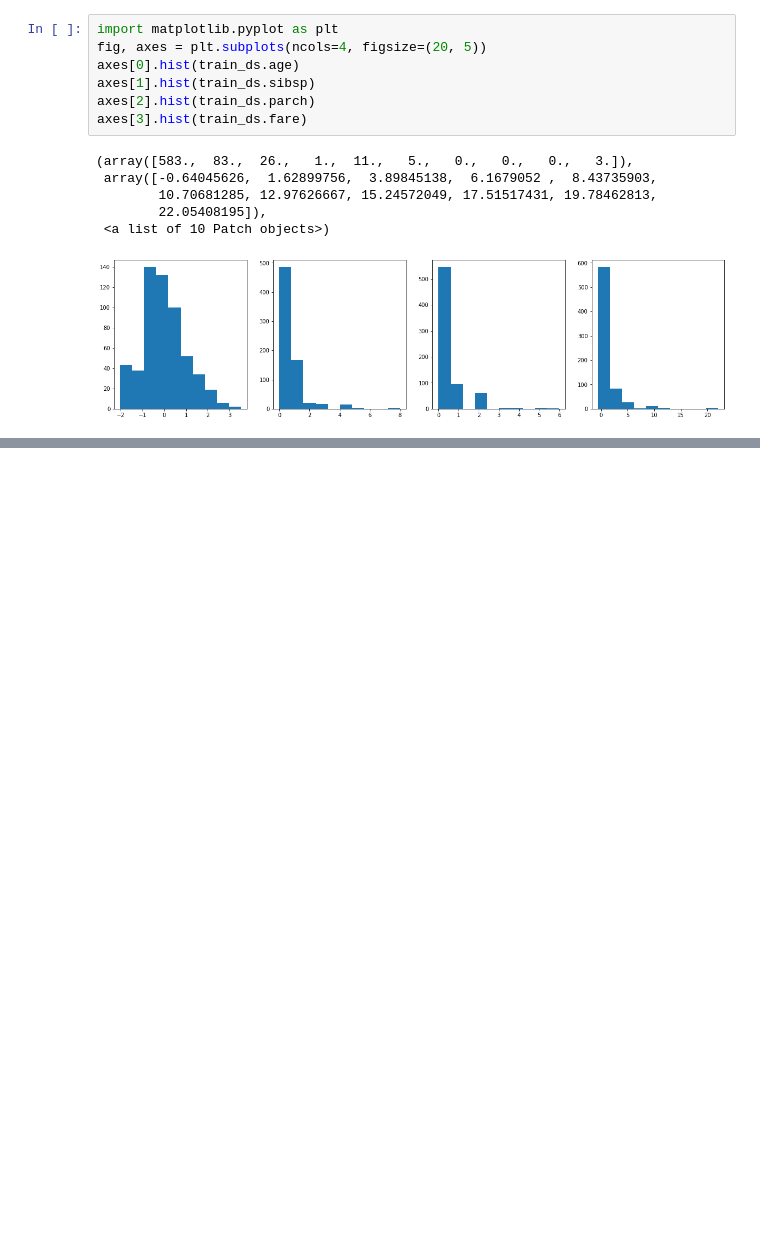
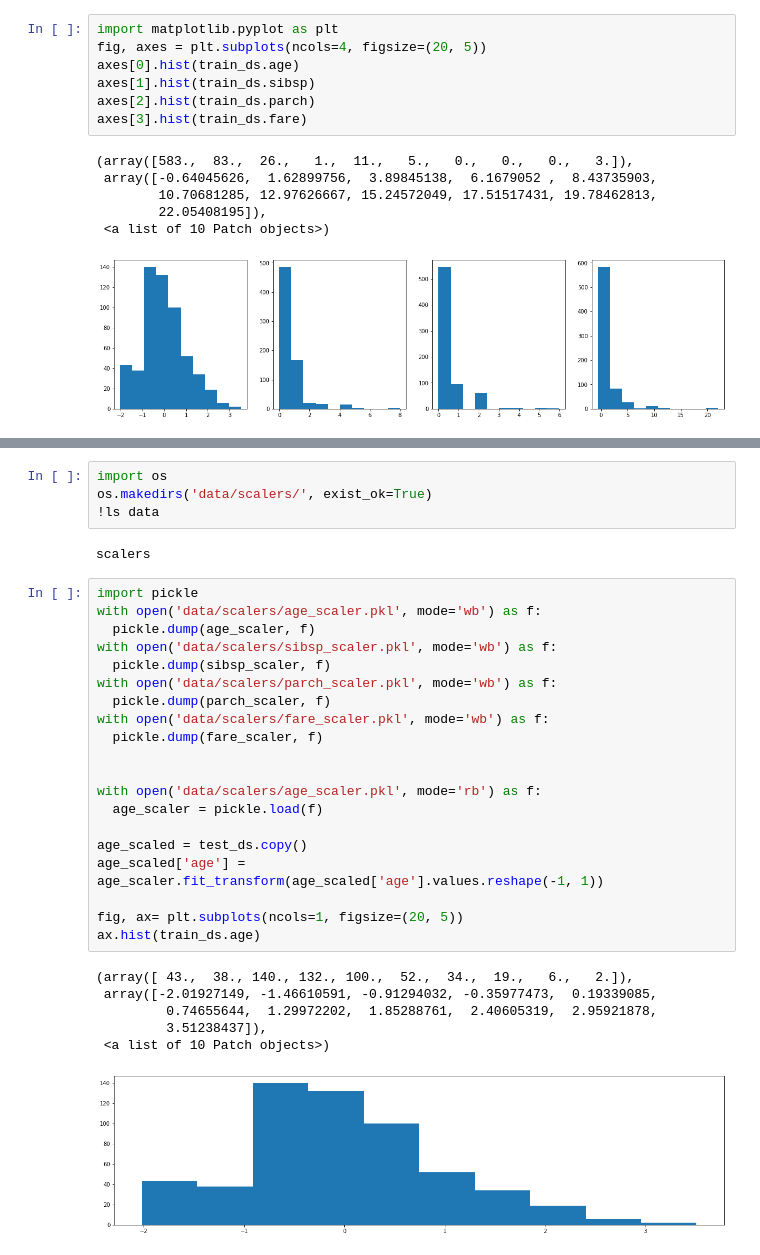
Before and after one commit to kackey0-1/ml_handson, a Jupyter notebook: data_exploratory_100/7_preprocessing_training_data.ipynb, the cells around one changed output, grey strips where cells are left out. Drawn from its saved outputs; the diff is of its cells as text; blank space fills up the shorter version.

```diff
--- a/data_exploratory_100/7_preprocessing_training_data.ipynb
+++ b/data_exploratory_100/7_preprocessing_training_data.ipynb
@@ -366,0 +373,33 @@ axes[3].hist(train_ds.fare)
+# %%
+import os
+os.makedirs('data/scalers/', exist_ok=True)
+!ls data
+# %% [output]
+scalers
+# %%
+import pickle
+with open('data/scalers/age_scaler.pkl', mode='wb') as f:
+  pickle.dump(age_scaler, f)
+with open('data/scalers/sibsp_scaler.pkl', mode='wb') as f:
+  pickle.dump(sibsp_scaler, f)
+with open('data/scalers/parch_scaler.pkl', mode='wb') as f:
+  pickle.dump(parch_scaler, f)
+with open('data/scalers/fare_scaler.pkl', mode='wb') as f:
+  pickle.dump(fare_scaler, f)
+
+
+with open('data/scalers/age_scaler.pkl', mode='rb') as f:
+  age_scaler = pickle.load(f)
+
+age_scaled = test_ds.copy()
+age_scaled['age'] = age_scaler.fit_transform(age_scaled['age'].values.reshape(-1, 1))
+
+fig, ax= plt.subplots(ncols=1, figsize=(20, 5))
+ax.hist(train_ds.age)
+# %% [output]
+(array([ 43.,  38., 140., 132., 100.,  52.,  34.,  19.,   6.,   2.]),
+ array([-2.01927149, -1.46610591, -0.91294032, -0.35977473,  0.19339085,
+         0.74655644,  1.29972202,  1.85288761,  2.40605319,  2.95921878,
+         3.51238437]),
+ <a list of 10 Patch objects>)
+[figure, added]
```
Also changed, not shown: parts of 5 cells of this notebook.
